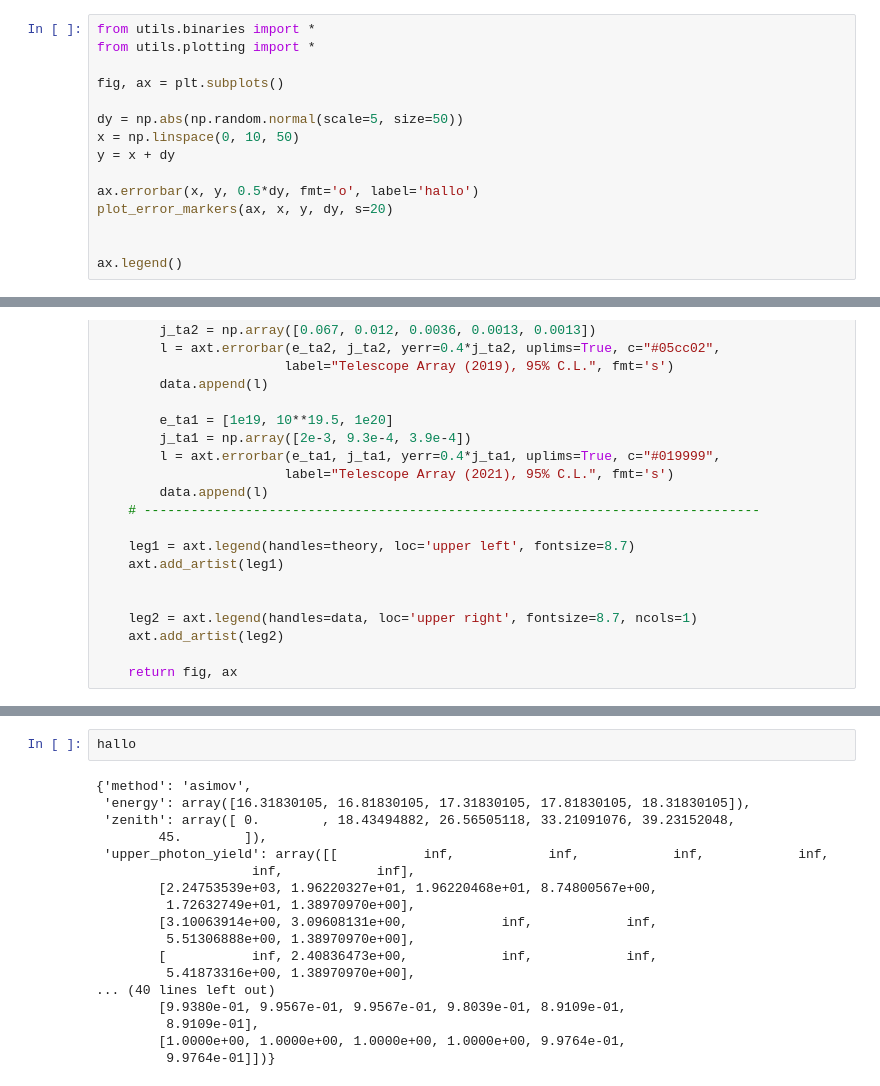
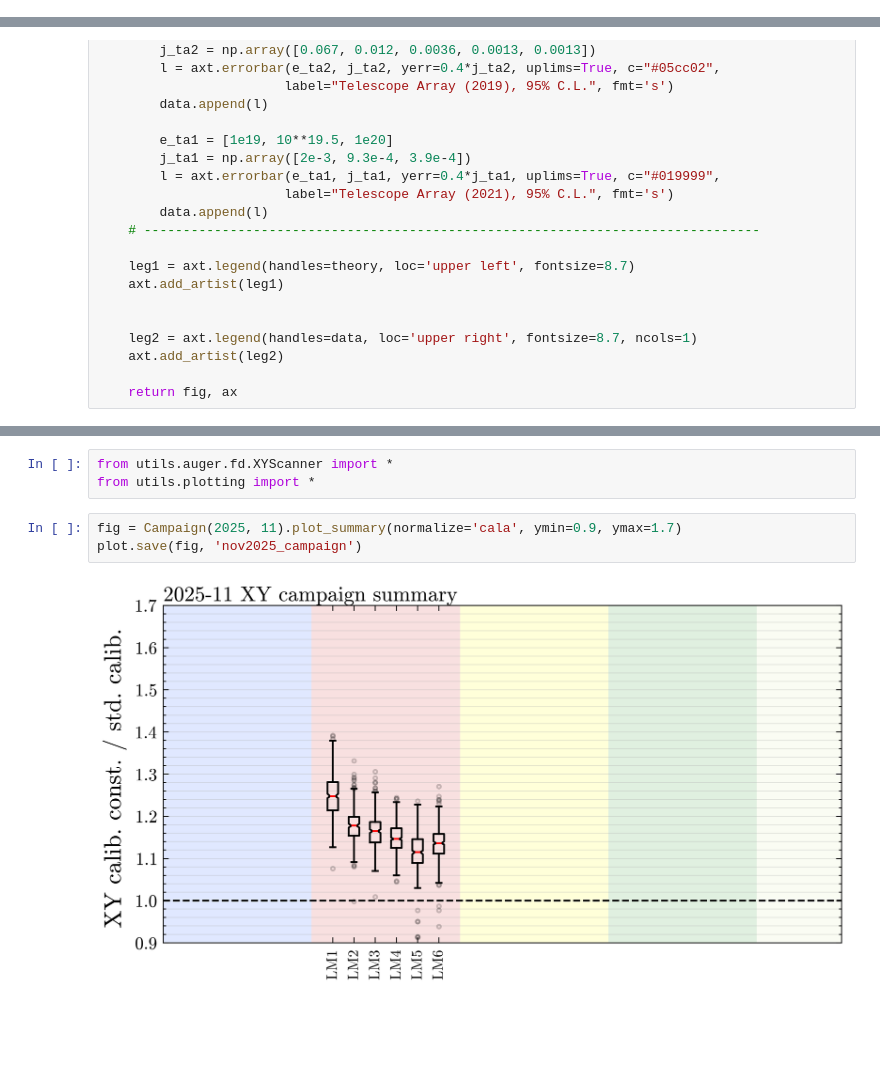
Before and after one commit to Quizznor/thesis-binaries, a Jupyter notebook: test_utils.ipynb, the cells around one changed output, grey strips where cells are left out. Cells and saved outputs as stored; diff of their text form; blank space fills up the shorter version.

Commit message:
binaries

```diff
--- a/test_utils.ipynb
+++ b/test_utils.ipynb
@@ -123,15 +26,0 @@ do_not_use_label=new_legend)
-# %%
-from utils.binaries import *
-from utils.plotting import *
-
-fig, ax = plt.subplots()
-
-dy = np.abs(np.random.normal(scale=5, size=50))
-x = np.linspace(0, 10, 50)
-y = x + dy
-
-ax.errorbar(x, y, 0.5*dy, fmt='o', label='hallo')
-plot_error_markers(ax, x, y, dy, s=20)
-
-
-ax.legend()
@@ -770,20 +674,8 @@ plt.xscale('log')
-# %%
-hallo
-# %% [output]
-{'method': 'asimov',
- 'energy': array([16.31830105, 16.81830105, 17.31830105, 17.81830105, 18.31830105]),
- 'zenith': array([ 0.        , 18.43494882, 26.56505118, 33.21091076, 39.23152048,
-        45.        ]),
- 'upper_photon_yield': array([[           inf,            inf,            inf,            inf,
-                    inf,            inf],
-        [2.24753539e+03, 1.96220327e+01, 1.96220468e+01, 8.74800567e+00,
-         1.72632749e+01, 1.38970970e+00],
-        [3.10063914e+00, 3.09608131e+00,            inf,            inf,
-         5.51306888e+00, 1.38970970e+00],
-        [           inf, 2.40836473e+00,            inf,            inf,
-         5.41873316e+00, 1.38970970e+00],
-... (40 lines left out)
-        [9.9380e-01, 9.9567e-01, 9.9567e-01, 9.8039e-01, 8.9109e-01,
-         8.9109e-01],
-        [1.0000e+00, 1.0000e+00, 1.0000e+00, 1.0000e+00, 9.9764e-01,
-         9.9764e-01]])}
+# %%
+from utils.auger.fd.XYScanner import *
+from utils.plotting import *
+# %%
+fig = Campaign(2025, 11).plot_summary(normalize='cala', ymin=0.9, ymax=1.7)
+plot.save(fig, 'nov2025_campaign')
+# %% [output]
+[figure, added]
```
Also changed, not shown: parts of 7 cells of this notebook, 4 other files.
